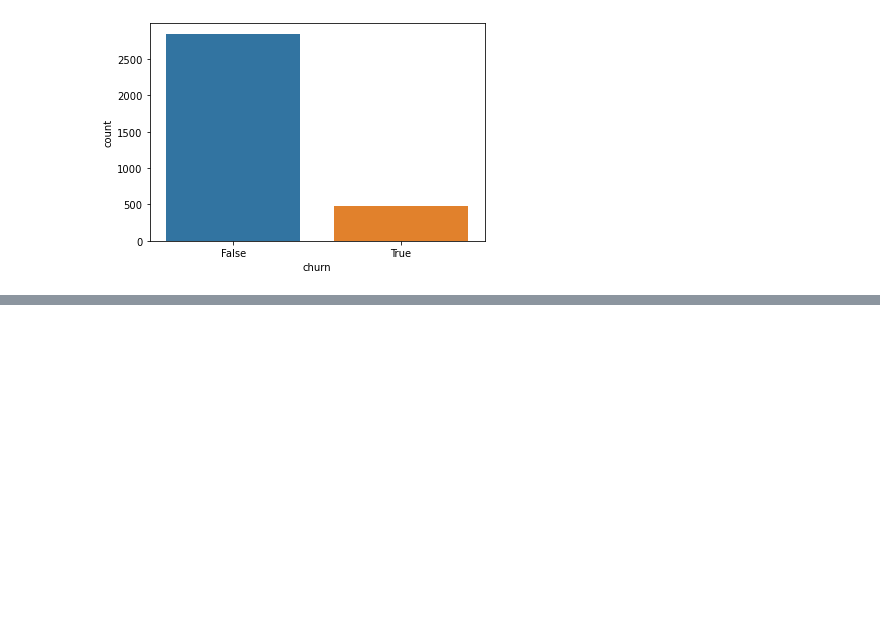
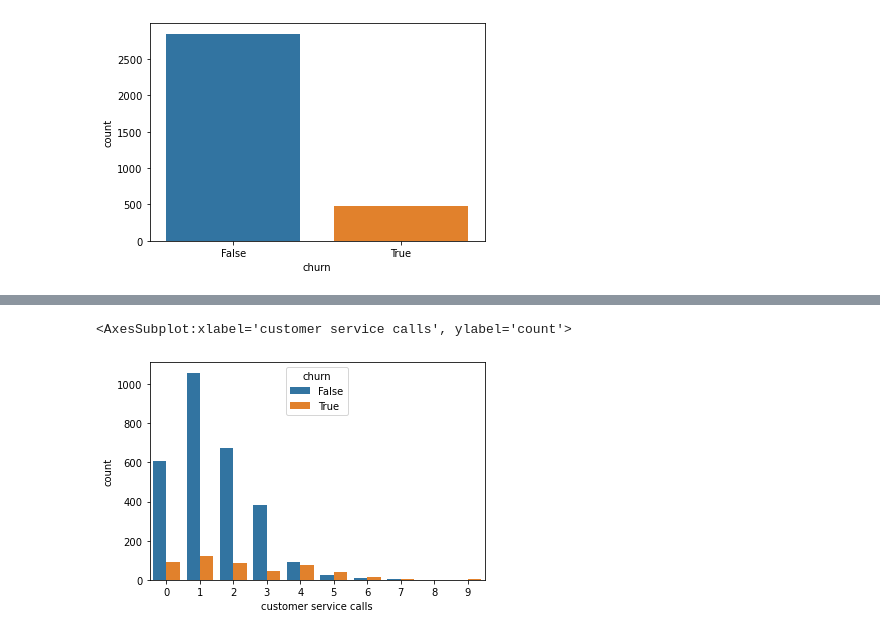
Before and after one commit to mercy1532/Phase-3-group-project, a Jupyter notebook: Churn-prediction.ipynb, the cells around one changed output, grey strips where cells are left out. Cells and saved outputs as stored; diff of their text form; code cells hidden in the pictures; blank space fills up the shorter version.

```diff
--- a/Churn-prediction.ipynb
+++ b/Churn-prediction.ipynb
@@ -96,0 +133,5 @@ sns.countplot(x='churn', data=df)
+# %%
+sns.countplot(x='customer service calls', hue='churn', data=df)
+# %% [output]
+<AxesSubplot:xlabel='customer service calls', ylabel='count'>
+[figure, added]
```
Also changed, not shown: parts of 6 cells of this notebook.
